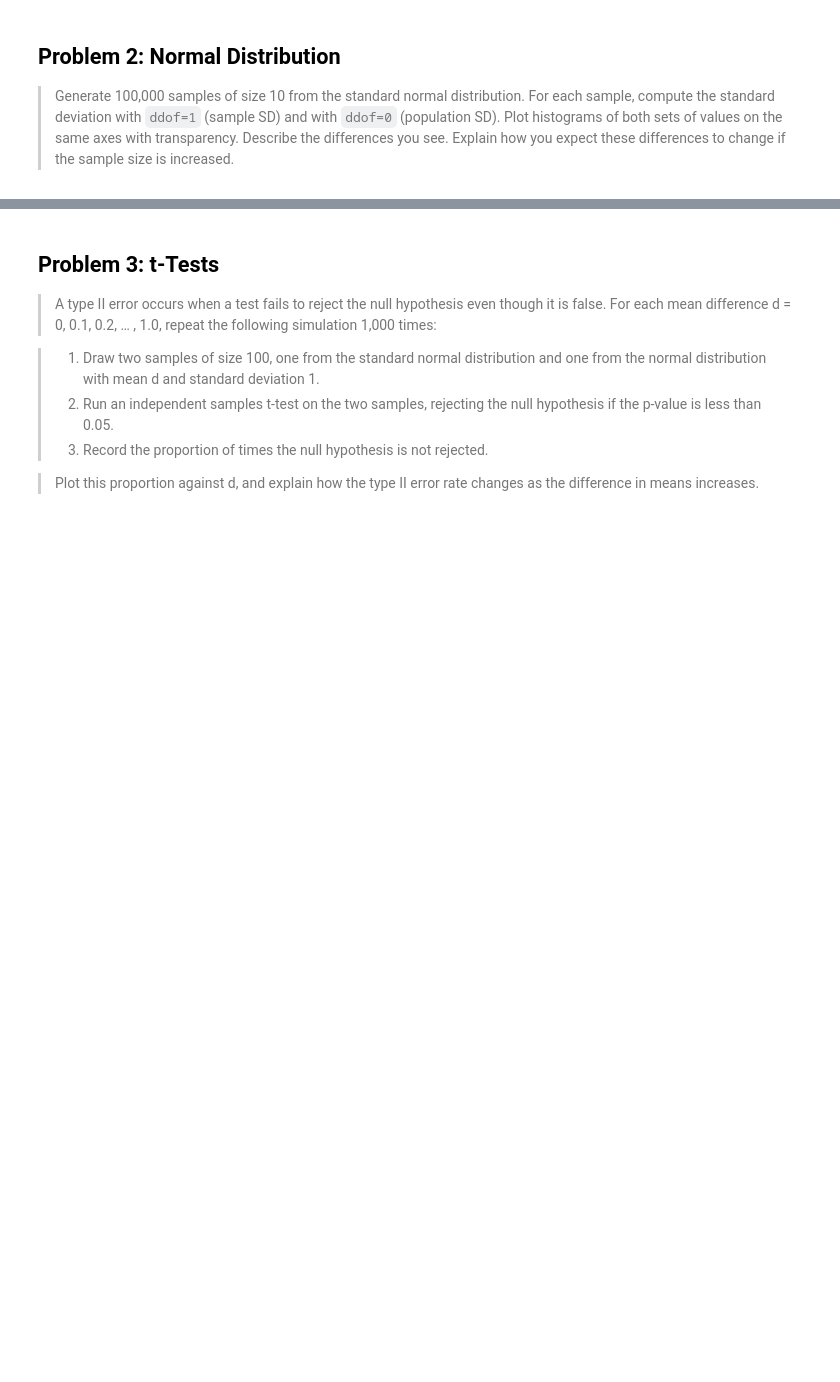
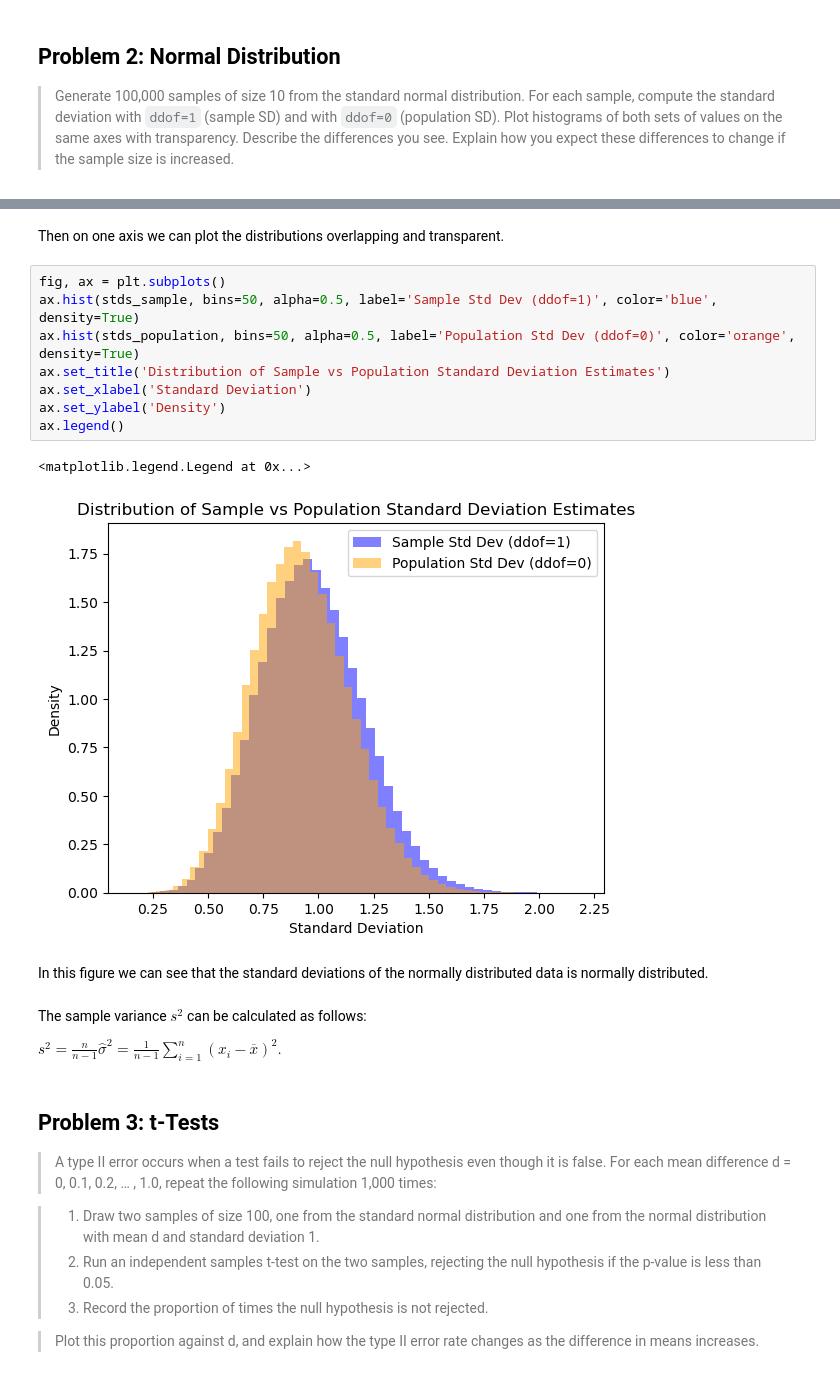
Before and after one commit to CeamanCollins/applied-statistics-assessment, a Jupyter notebook: problems.ipynb, the cells around one changed output, grey strips where cells are left out. Cells and saved outputs as stored; diff of their text form; blank space fills up the shorter version.

```diff
--- a/problems.ipynb
+++ b/problems.ipynb
@@ -261,3 +266,22 @@ Text(0.5, 0, 'Standard Deviation')
+# %% [markdown]
+Then on one axis we can plot the distributions overlapping and transparent.
+# %%
+fig, ax = plt.subplots()
+ax.hist(stds_sample, bins=50, alpha=0.5, label='Sample Std Dev (ddof=1)', color='blue', density=True)
+ax.hist(stds_population, bins=50, alpha=0.5, label='Population Std Dev (ddof=0)', color='orange', density=True)
+ax.set_title('Distribution of Sample vs Population Standard Deviation Estimates')
+ax.set_xlabel('Standard Deviation')
+ax.set_ylabel('Density')
+ax.legend()
+# %% [output]
+<matplotlib.legend.Legend at 0x...>
+[figure, added]
+# %% [markdown]
+In this figure we can see that the standard deviations of the normally distributed data is normally distributed.
+# %% [markdown]
+The sample variance $s^2$  can be calculated as follows:
+
+${\displaystyle s^{2}={\frac {n}{n-1}}{\hat {\sigma }}^{2}={\frac {1}{n-1}}\sum _{i=1}^{n}(x_{i}-{\overline {x}})^{2}.}$
 # %% [markdown]
 ## Problem 3: t-Tests
 
```
Also changed, not shown: parts of 9 cells of this notebook.
